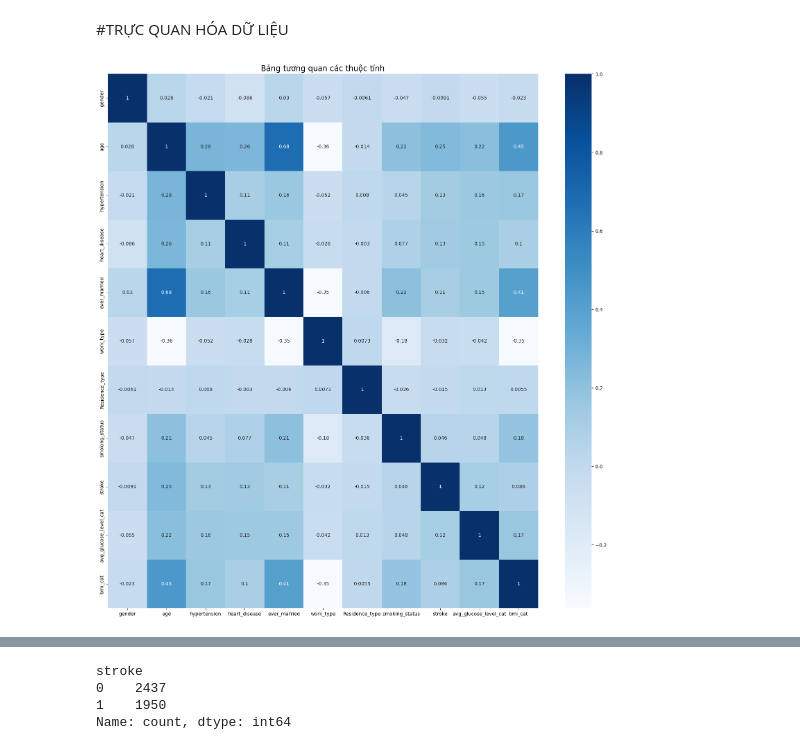
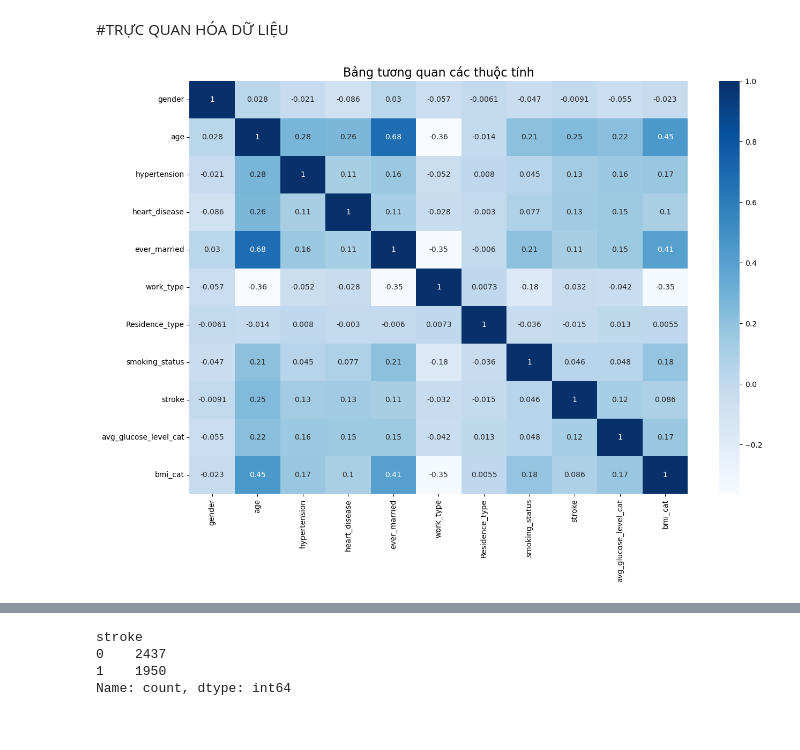
Before and after one commit to haianhdoan5/Stroke_Analysis, a Jupyter notebook: AI_DotQuy_Hai.ipynb, the cells around one changed output, grey strips where cells are left out. Drawn from its saved outputs; the diff is of its cells as text; code cells hidden in the pictures.

```diff
--- a/AI_DotQuy_Hai.ipynb
+++ b/AI_DotQuy_Hai.ipynb
@@ -163,4 +163,6 @@ df.loc[:, 'ever_married'] = df['ever_married'].replace({'Yes': 1, 'No': 0})
 # %%
-#Biến đổi work_type thành số
-df.loc[:, 'work_type'] = df['work_type'].replace({'Govt_job': 0, 'Never_worked': 1,'Private': 2, 'Self-employed': 3,'children': 4})
+# Biến đổi work_type thành số
+df.loc[:, "work_type"] = df["work_type"].replace(
+    {"Govt_job": 0, "Never_worked": 1, "Private": 2, "Self-employed": 3, "children": 4}
+)
 # %%
@@ -191,7 +193,9 @@ bins = [0, 90, 140, 200, 500]
 labels = [0, 1, 2, 3]
 
 # Tạo cột mới avg_glucose_level_cat (dạng số nguyên có thứ tự)
-df['avg_glucose_level_cat'] = pd.cut(df['avg_glucose_level'], bins=bins, labels=labels, right=False).astype(int)
+df["avg_glucose_level_cat"] = pd.cut(
+    df["avg_glucose_level"], bins=bins, labels=labels, right=False
+).astype(int)
 
 print("Phân phối các nhóm avg_glucose_level:")
 
@@ -356,8 +362,10 @@ print(df[['work_type']].head())
 3       0.50
 4       0.75
 # %%
-#Biến đổi smoking_status thành số
-df.loc[:, 'smoking_status'] = df['smoking_status'].replace({'never smoked': 0, 'formerly smoked': 0.5, 'smokes': 1})
+# Biến đổi smoking_status thành số
+df.loc[:, "smoking_status"] = df["smoking_status"].replace(
+    {"never smoked": 0, "formerly smoked": 0.5, "smokes": 1}
+)
 # %%
 # # Chuẩn hóa smoking_status
 
@@ -395,10 +403,11 @@ df
 # %% [markdown]
 #TRỰC QUAN HÓA DỮ LIỆU
 # %%
+# BẢNG TƯƠNG QUAN
 corr = df.corr()
-plt.figure(figsize=(15, 20))
+plt.figure(figsize=(15, 10))
 plt.title("Bảng tương quan các thuộc tính", fontsize=16)
-sns.heatmap(corr, annot=True, cmap='Blues')
+sns.heatmap(corr, annot=True, cmap="Blues")
 plt.show()
 # %% [output]
-[figure, old version]
+[figure, new version]
```
Also changed, not shown: parts of 22 cells of this notebook.
